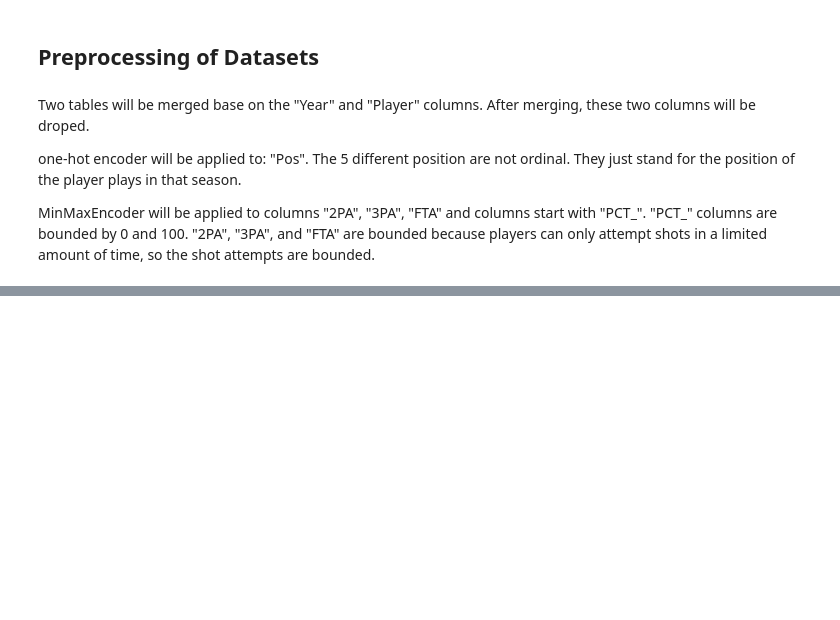
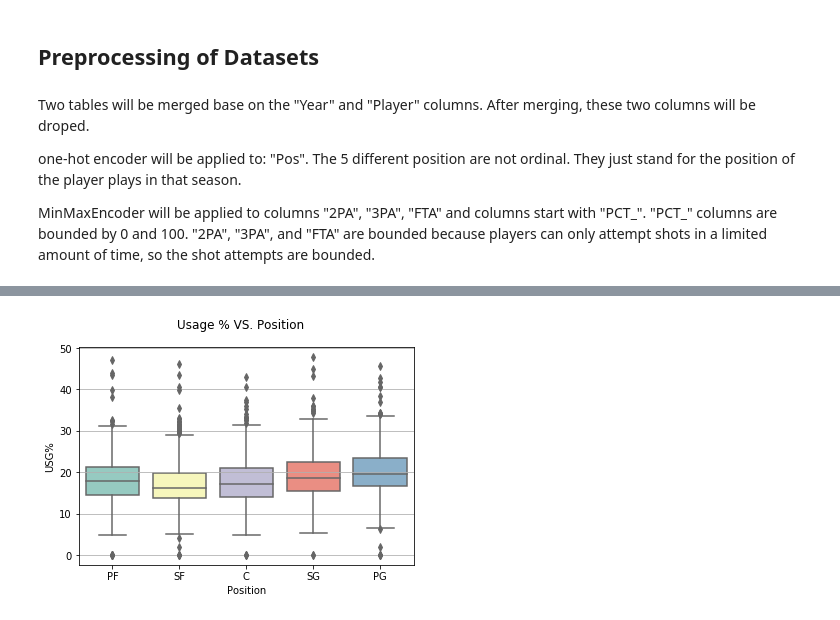
Before and after one commit to Melo96/data1030-project, a Jupyter notebook: src/sorce code.ipynb, the cells around one changed output, grey strips where cells are left out. Saved outputs shown, nothing was run; the diff lists cells and outputs as text; code cells hidden in the pictures; blank space fills up the shorter version.

```diff
--- a/src/sorce code.ipynb
+++ b/src/sorce code.ipynb
@@ -151,0 +263,12 @@ pd.read_csv('NBA_preprocessed.csv').head(5)
+# %%
+fig, ax = plt.subplots()
+f = sns.boxplot(x='Pos', y='USG%', data=df, palette='Set3', ax=ax)
+ax.yaxis.grid(True)
+ax.xaxis.grid(False)
+fig = f.get_figure()
+plt.suptitle('Usage % VS. Position')
+plt.xlabel('Position')
+fig.savefig('/home/jovyan/1030/project/data1030-project/figures/usg_vs_pos_boxplot2.png', dpi=400)
+plt.show()
+# %% [output]
+[figure, added]
```
Also changed, not shown: parts of 16 cells of this notebook, 16 other files.
